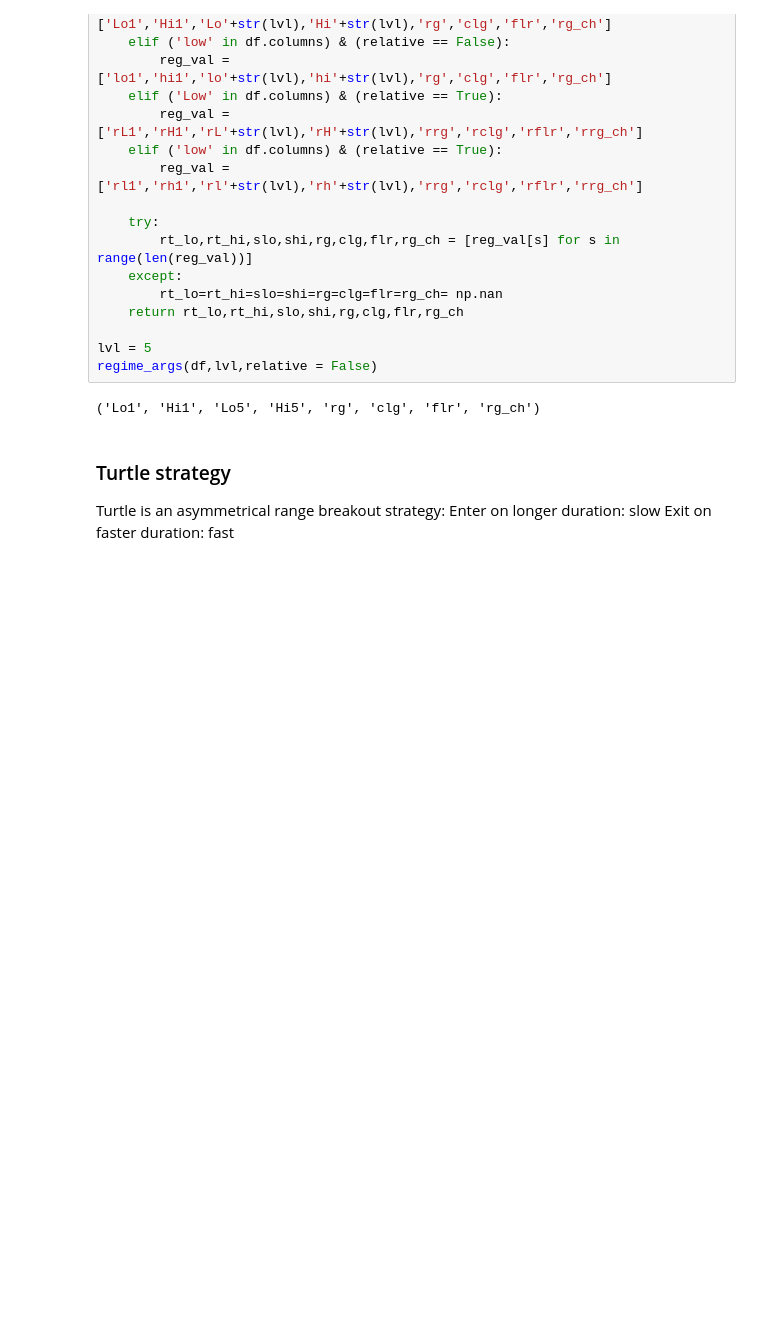
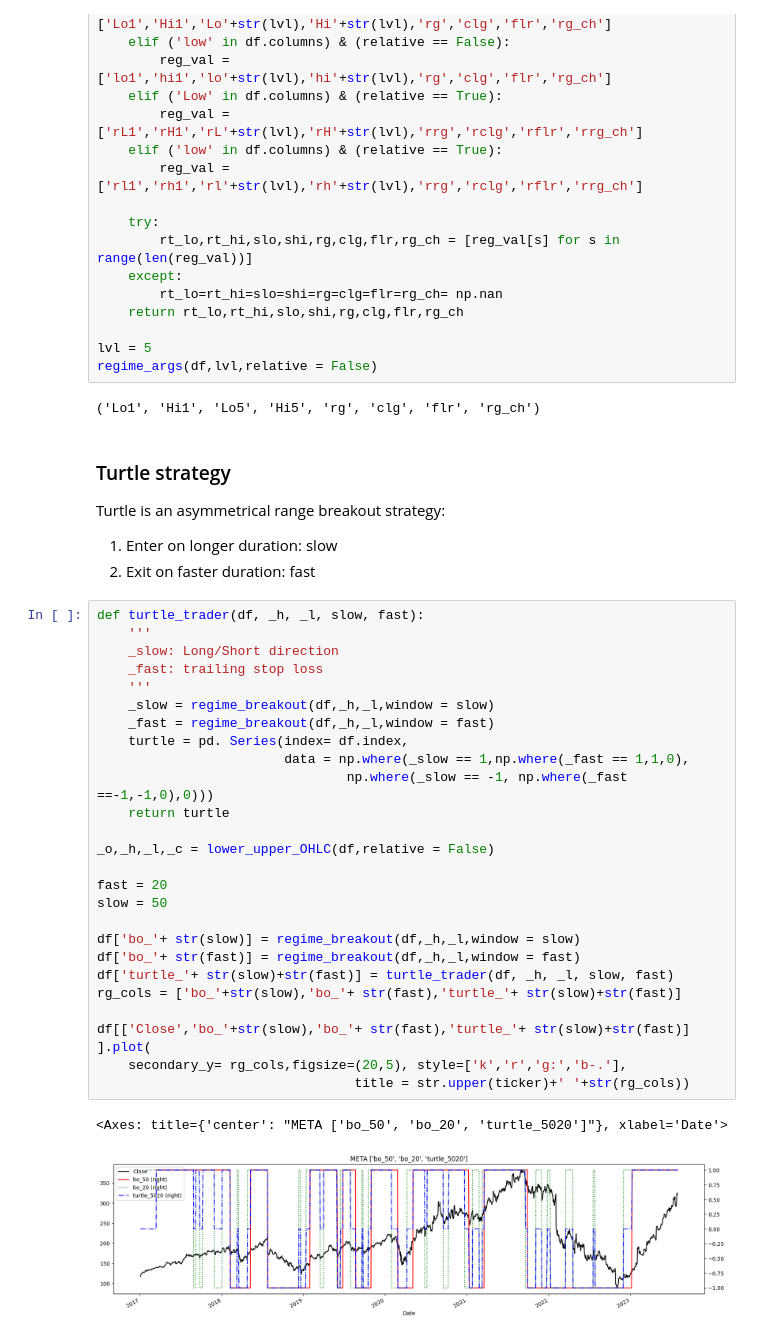
Before and after one commit to charliehou1920/Trading_Strategies, a Jupyter notebook: Algo Trading Book/Chapter 5_Regime Definition.ipynb, the cells around one changed output. Saved outputs shown, nothing was run; the diff lists cells and outputs as text; blank space fills up the shorter version.

Commit message:
graph

```diff
--- a/Algo Trading Book/Chapter 5_Regime Definition.ipynb
+++ b/Algo Trading Book/Chapter 5_Regime Definition.ipynb
@@ -216,5 +216,34 @@ regime_args(df,lvl,relative = False)
 # %% [markdown]
 ### Turtle strategy
 Turtle is an asymmetrical range breakout strategy:
-Enter on longer duration: slow
-Exit on faster duration: fast
+1. Enter on longer duration: slow
+2. Exit on faster duration: fast
+# %%
+def turtle_trader(df, _h, _l, slow, fast):
+    '''
+    _slow: Long/Short direction
+    _fast: trailing stop loss
+    '''
+    _slow = regime_breakout(df,_h,_l,window = slow)
+    _fast = regime_breakout(df,_h,_l,window = fast)
+    turtle = pd. Series(index= df.index,
+                        data = np.where(_slow == 1,np.where(_fast == 1,1,0),
+                                np.where(_slow == -1, np.where(_fast ==-1,-1,0),0)))
+    return turtle
+
+_o,_h,_l,_c = lower_upper_OHLC(df,relative = False)
+
+fast = 20
+slow = 50
+
+df['bo_'+ str(slow)] = regime_breakout(df,_h,_l,window = slow)
+df['bo_'+ str(fast)] = regime_breakout(df,_h,_l,window = fast)
+df['turtle_'+ str(slow)+str(fast)] = turtle_trader(df, _h, _l, slow, fast)
+rg_cols = ['bo_'+str(slow),'bo_'+ str(fast),'turtle_'+ str(slow)+str(fast)]
+
+df[['Close','bo_'+str(slow),'bo_'+ str(fast),'turtle_'+ str(slow)+str(fast)] ].plot(
+    secondary_y= rg_cols,figsize=(20,5), style=['k','r','g:','b-.'],
+                                 title = str.upper(ticker)+' '+str(rg_cols))
+# %% [output]
+<Axes: title={'center': "META ['bo_50', 'bo_20', 'turtle_5020']"}, xlabel='Date'>
+[figure, added]
```
Also changed, not shown: parts of 1 cell of this notebook.
